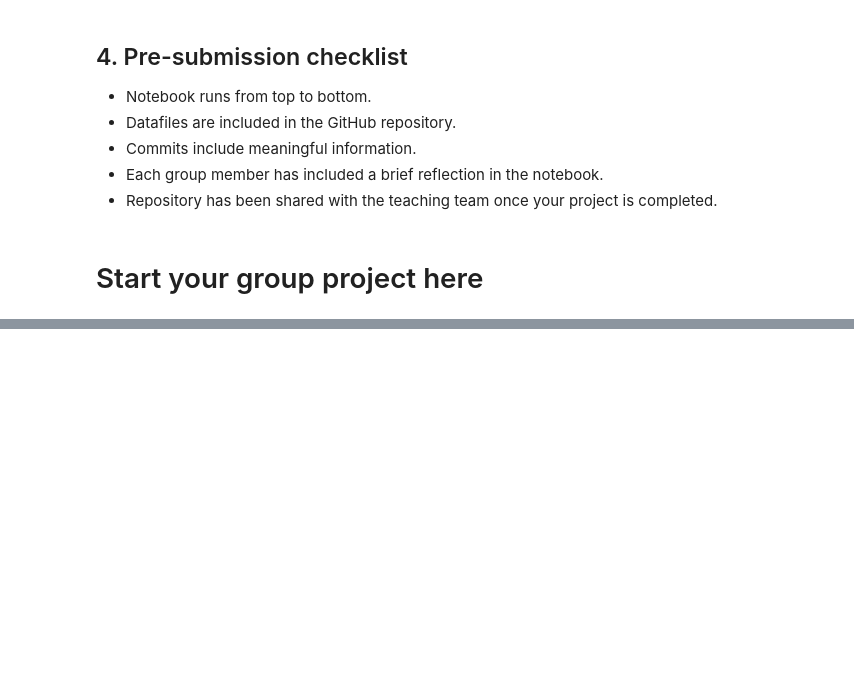
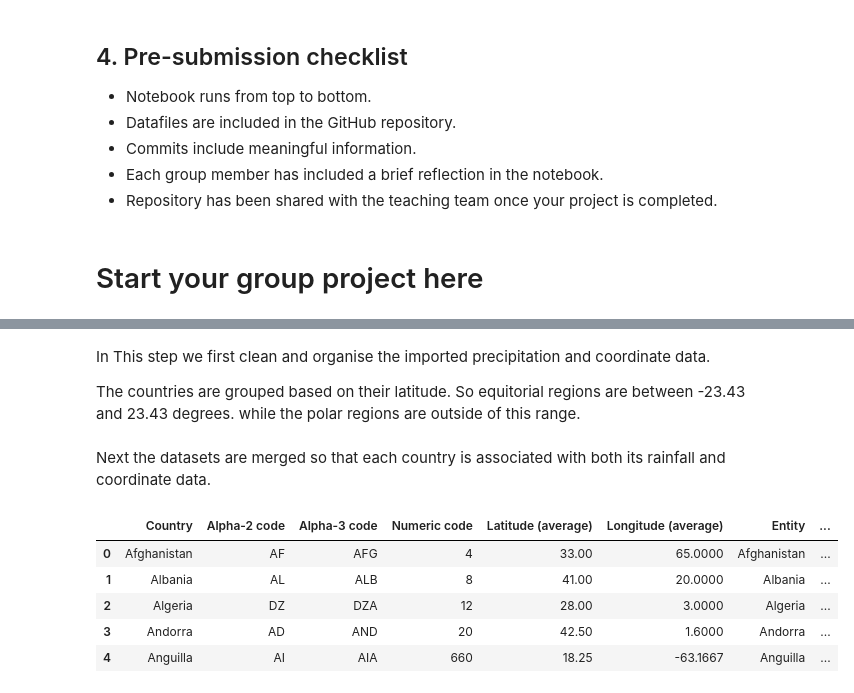
Before and after one commit to kr1stawang0510-cloud/EMSC2010_PrecipitationPirates_W7, a Jupyter notebook: EMSC2010_PrecipitationPirates_W7.ipynb, the cells around one changed output, grey strips where cells are left out. Cells and saved outputs as stored; diff of their text form; code cells hidden in the pictures; blank space fills up the shorter version.

```diff
--- a/EMSC2010_PrecipitationPirates_W7.ipynb
+++ b/EMSC2010_PrecipitationPirates_W7.ipynb
@@ -45,0 +61,8 @@ Repeat text as required.
+# %%
+#importing data
+country_precip = 'average-precipitation-per-year.csv' # Document name
+country_coord = 'country-coord.csv' # Document name
+df_precip = pd.read_csv(country_precip) #read the data into a dataframe
+df_coord = pd.read_csv(country_coord) #read the data into a dataframe
+
+df_coord.head()
@@ -45,0 +99,33 @@ Repeat text as required.
+# %% [markdown]
+In This step we first clean and organise the imported precipitation and coordinate data.
+
+The countries are grouped based on their latitude. So equitorial regions  are between -23.43 and 23.43 degrees. while the polar regions are outside of this range.
+# %%
+#LOCATION DATA
+#filtering countries based on location
+northern_hemisphere = df_coord[df_coord['Latitude (average)'] >= 0]
+southern_hemisphere = df_coord[df_coord['Latitude (average)'] < 0]
+equatorial_countries = df_coord[(df_coord['Latitude (average)'] >= -23.43) & (df_coord['Latitude (average)'] <= 23.43)] #between tropic of cancer and capricorn (using 'and' operator)
+polar_countries = df_coord[(df_coord['Latitude (average)'] < -23.4) | (df_coord['Latitude (average)'] > 23.4)] #outside of tropics (using 'or' operator)
+# %% [markdown]
+Next the datasets are merged so that each country is associated with both its rainfall and coordinate data.
+# %%
+#COMBINING DATA SETS
+# Merge northern hemisphere countries with their 2025 precipitation data
+northern_precip_2025 = pd.merge(
+    northern_hemisphere,
+    df_precip_2025,
+    left_on='Country',
+    right_on='Entity',
+    how='inner'
+)
+
+# Display the head of the combined DataFrame
+display(northern_precip_2025.head())
+# %% [output]
+|  | Country | Alpha-2 code | Alpha-3 code | Numeric code | Latitude (average) | Longitude (average) | Entity | ... |
+| 0 | Afghanistan | AF | AFG | 4 | 33.00 | 65.0000 | Afghanistan | ... |
+| 1 | Albania | AL | ALB | 8 | 41.00 | 20.0000 | Albania | ... |
+| 2 | Algeria | DZ | DZA | 12 | 28.00 | 3.0000 | Algeria | ... |
+| 3 | Andorra | AD | AND | 20 | 42.50 | 1.6000 | Andorra | ... |
+| 4 | Anguilla | AI | AIA | 660 | 18.25 | -63.1667 | Anguilla | ... |
```
Also changed, not shown: parts of 20 cells of this notebook.
